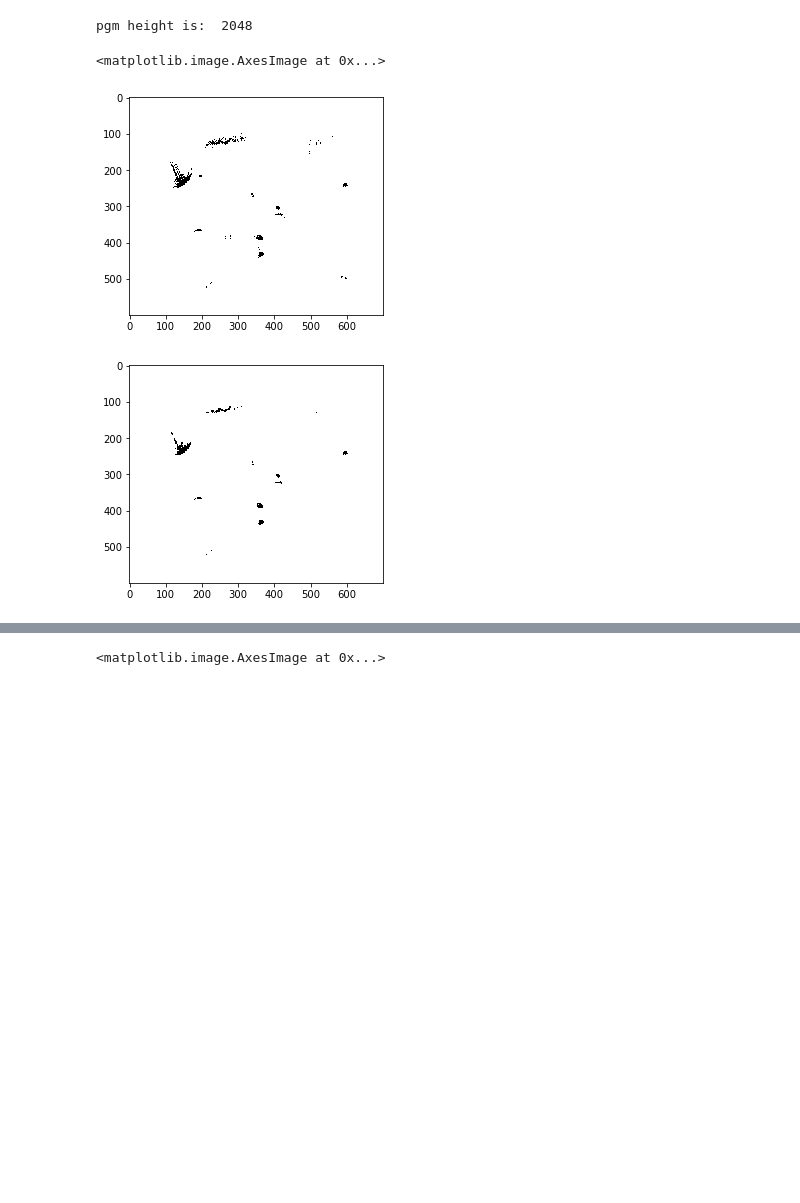
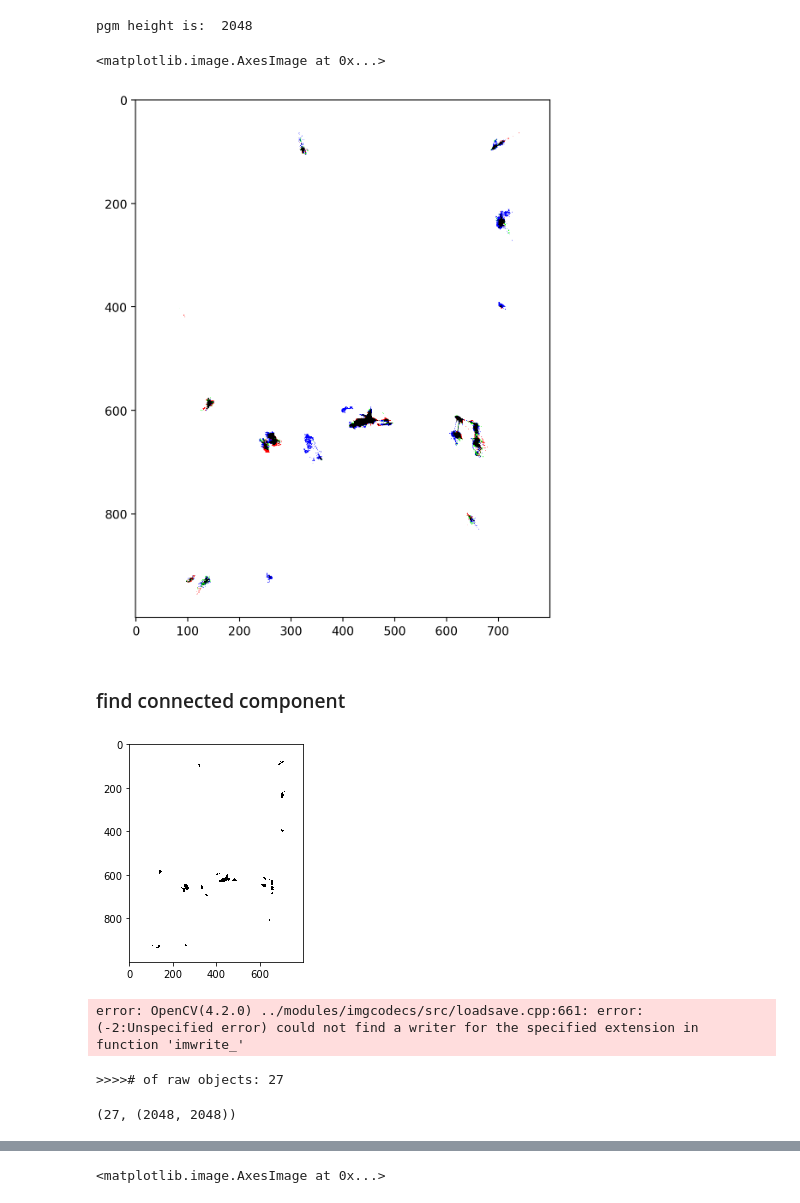
Before and after one commit to Chen-Yu-Qiang/mapping_explorer, a Jupyter notebook: jupyterNotebook/accumulate_map.ipynb, the cells around one changed output, grey strips where cells are left out. Saved outputs shown, nothing was run; the diff lists cells and outputs as text; code cells hidden in the pictures; blank space fills up the shorter version.

```diff
--- a/jupyterNotebook/accumulate_map.ipynb
+++ b/jupyterNotebook/accumulate_map.ipynb
@@ -20,26 +20,29 @@ raw_pgm_57 = cv2.imread("/home/ncslaber/110-1/211002_allLibrary/2021-10-02-17-29
 raw_pgm_79 = cv2.imread("/home/ncslaber/110-1/211002_allLibrary/2021-10-02-17-29-15/1116_test2_after_preprocess/70-90/1116.pgm")
 # if raw_pgm is None:
 #     print("Image is empty!!")
-raw_pgm_color_35 = np.zeros(raw_pgm_35.shape,dtype=np.uint8)
-raw_pgm_color_57 = np.zeros(raw_pgm_57.shape,dtype=np.uint8)
-raw_pgm_color_35 = np.zeros(raw_pgm_35.shape,dtype=np.uint8)
+raw_pgm_color_35 = np.zeros(raw_pgm_35.shape,dtype=np.uint8) + 255
+raw_pgm_color_57 = np.zeros(raw_pgm_57.shape,dtype=np.uint8) + 255
+raw_pgm_color_79 = np.zeros(raw_pgm_79.shape,dtype=np.uint8) + 255
 raw_pgm_35 = cv2.cvtColor(raw_pgm_35, cv2.COLOR_RGB2GRAY)
 raw_pgm_57 = cv2.cvtColor(raw_pgm_57, cv2.COLOR_RGB2GRAY)
 raw_pgm_79 = cv2.cvtColor(raw_pgm_79, cv2.COLOR_RGB2GRAY)
-(width, height) = raw_pgm.shape # the order is right
+(width, height) = raw_pgm_79.shape # the order is right
 print("pgm height is: ",height)
 # %% [output]
 pgm height is:  2048
 # %%
-raw_pgm_color = np.zeros(raw_pgm.shape[:2],dtype=np.uint8)
-raw_pgm_binary[raw_pgm==0]=255
-raw_pgm_binary_tmp = np.zeros(raw_pgm.shape[:2],dtype=np.uint8)
-raw_pgm_binary_tmp[raw_pgm_binary==0]=255
-raw_pgm_binary_tmp[raw_pgm_binary==255]=0
-plt.imshow(cv2.cvtColor(raw_pgm_binary_tmp[400:1000,1000:1700], cv2.COLOR_BGR2RGB))
+raw_pgm_color_35[raw_pgm_35==0]=(0,0,255)
+raw_pgm_color_57[raw_pgm_57==0]=(0,255,0)
+raw_pgm_color_79[raw_pgm_79==0]=(255,0,0)
+accu_map = cv2.bitwise_and(raw_pgm_color_35, raw_pgm_color_57)
+accu_map = cv2.bitwise_and(accu_map, raw_pgm_color_79)
+fig3, ax3 = plt.subplots(figsize=(8, 8),dpi=200)
+plt.imshow(cv2.cvtColor(accu_map[700:1700,700:1500], cv2.COLOR_BGR2RGB))
 # %% [output]
 <matplotlib.image.AxesImage at 0x...>
-[figure, old version]
+[figure, new version]
+# %% [markdown]
+### find connected component
 # %%
 def morph_map(raw_pgm_binary):
     kernel = np.ones((3,3), np.uint8)
@@ -54,4 +58,21 @@ def morph_map(raw_pgm_binary):
 # %%
-morph_map(raw_pgm_binary_tmp)
+raw_pgm_binary_all = np.zeros(raw_pgm_35.shape,dtype=np.uint8) + 255
+mask = np.logical_or(raw_pgm_35==0, raw_pgm_57==0)
+mask = np.logical_or(mask, raw_pgm_79==0)
+raw_pgm_binary_all[mask]=0
+morph_pgm_binary_all = morph_map(raw_pgm_binary_all)
 # %% [output]
-[figure, old version]
+[figure, new version]
+# %%
+cv2.write('/home/ncslaber/1116',cv2.cvtColor(morph_pgm_binary_all, cv2.COLOR_BGR2RGB))
+# %% [output]
+error: OpenCV(4.2.0) ../modules/imgcodecs/src/loadsave.cpp:661: error: (-2:Unspecified error) could not find a writer for the specified extension in function 'imwrite_'
+# %%
+tmp = np.zeros(raw_pgm_35.shape,dtype=np.uint8)
+tmp[morph_pgm_binary_all==0]=255
+num_objects, labels = cv2.connectedComponents(tmp)
+print('>>>># of raw objects:',num_objects)
+num_objects,labels.shape
+# %% [output]
+>>>># of raw objects: 27
+(27, (2048, 2048))
```
Also changed, not shown: parts of 8 cells of this notebook.
